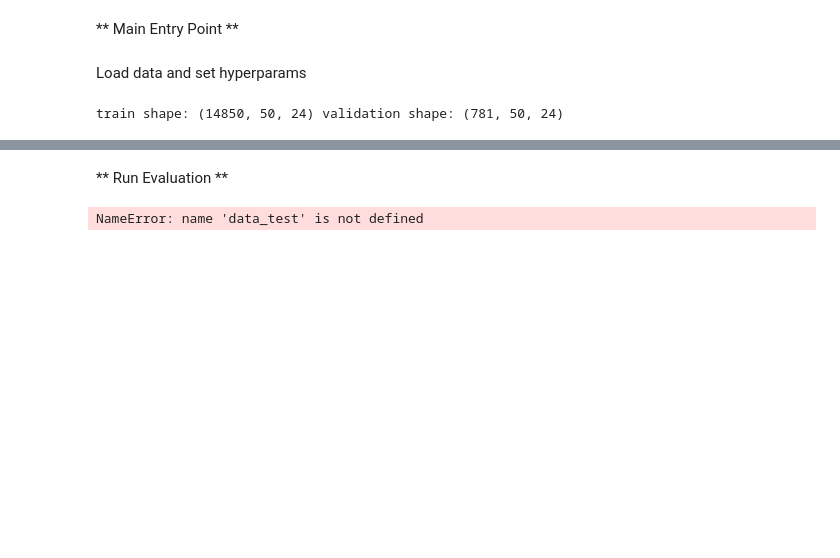
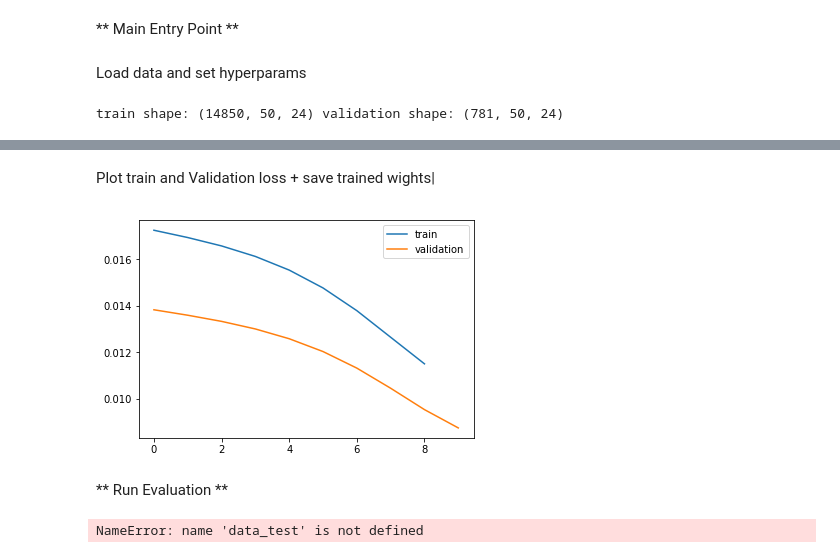
Before and after one commit to benMen87/annomaly_detection, a Jupyter notebook: wipro_seq_annomly_detection_nasa.ipynb, the cells around one changed output, grey strips where cells are left out. Saved outputs shown, nothing was run; the diff lists cells and outputs as text; code cells hidden in the pictures; blank space fills up the shorter version.

```diff
--- a/wipro_seq_annomly_detection_nasa.ipynb
+++ b/wipro_seq_annomly_detection_nasa.ipynb
@@ -352,9 +355,9 @@ Full train procedure
 def train_procedure(train_data_np, valid_data_np, model, n_epoch, batch_size, learning_rate=0.01):
 
     plot_losses_avg = []
-    print_loss_total = 0  # Reset every print_every
+    plot_loss_total = 0  # Reset every check_loss_every
     valid_losses = []
-    check_loss_every = 50
+    check_loss_every = 100
 
     optimizer = optim.SGD(model.parameters(), lr=learning_rate, momentum=0.9)
     criterion = nn.MSELoss()
@@ -372,7 +375,7 @@ def train_procedure(train_data_np, valid_data_np, model, n_epoch, batch_size, le
         train_data = train_data.cuda()
         valid_data = valid_data.cuda()
 
-    print(batchs_count)
+    print('Starting training...')
     for e in range(n_epoch):
 
         #train_data = train_data[torch.randperm(train_data.shape[0])]
@@ -381,13 +384,11 @@ def train_procedure(train_data_np, valid_data_np, model, n_epoch, batch_size, le
             train_batch = train_data[batch_id * batch_size : batch_id * batch_size + batch_size]
 
             loss, _ = run(train_batch, model, criterion, batch_size, train=True, optimizer=optimizer)
-            print_loss_total += loss
+            plot_loss_total += loss
 
             if (batch_id + 1) % check_loss_every == 0:
-                plot_losses_avg.append(float(print_loss_total / check_loss_every))
-                print("[epoch %d : %d][batch %d : %d] train loss %f"%
-                      (e, n_epoch, batch_id+1, batchs_count,plot_losses_avg[-1]))
-                print_loss_total = 0
+                plot_losses_avg.append(float(plot_loss_total / check_loss_every))
+                plot_loss_total = 0
 
         valid_loss = 0
         for batch_id in range(valid_batchs_count):
@@ -396,13 +397,11 @@ def train_procedure(train_data_np, valid_data_np, model, n_epoch, batch_size, le
             loss, _ = run(valid_batch, model, criterion, valid_batch_size)
             valid_loss += loss
 
+        valid_losses.append(float(valid_loss / valid_batchs_count))
 
-        valid_losses.append(float(valid_loss / valid_batchs_count))
-        print("[epoch %d : %d] valid loss %f"%
-              (e, n_epoch, valid_losses[-1]))
+        print("[epoch %d : %d] train loss %f valid loss %f"%(e, n_epoch, plot_losses_avg[-1], valid_losses[-1]))
 
-
-    show_plot(plot_losses_avg, valid_losses)
+    return plot_losses_avg, valid_losses
 # %% [markdown]
 ** Main Entry Point **
 # %% [markdown]
@@ -428,7 +427,11 @@ model = SeqRnnAttnAndPred(input_size=input_size, hidden_size=hidden_size, output
 if USE_CUDA:
     model = model.cuda()
 
-train_procedure(train_data, valid_data, model, n_epoch=100, batch_size=120, learning_rate=learning_rate)
-
-torch.save(model.state_dict(), "./saved_models/pred_nasa_seq")
+tr_loss, vl_loss = train_procedure(train_data,
+                                   valid_data,
+                                   model,
+                                   n_epoch=10,
+                                   batch_size=120,
+                                   learning_rate=learning_rate
+                                  )
 # %% [output]
@@ -454,3 +449,10 @@ torch.save(model.state_dict(), "./saved_models/pred_nasa_seq")
+# %% [markdown]
+Plot train and Validation loss + save trained wights|
+# %%
+show_plot(tr_loss[1:], vl_loss)
+torch.save(model.state_dict(), "./saved_models/pred_nasa_seq")
+# %% [output]
+[figure, added]
 # %% [markdown]
 ** Run Evaluation **
 # %%
```
Also changed, not shown: parts of 4 cells of this notebook.
